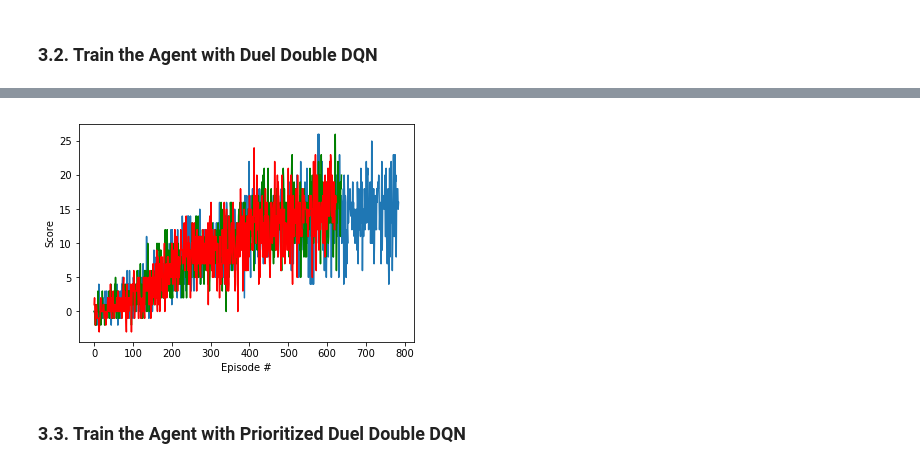
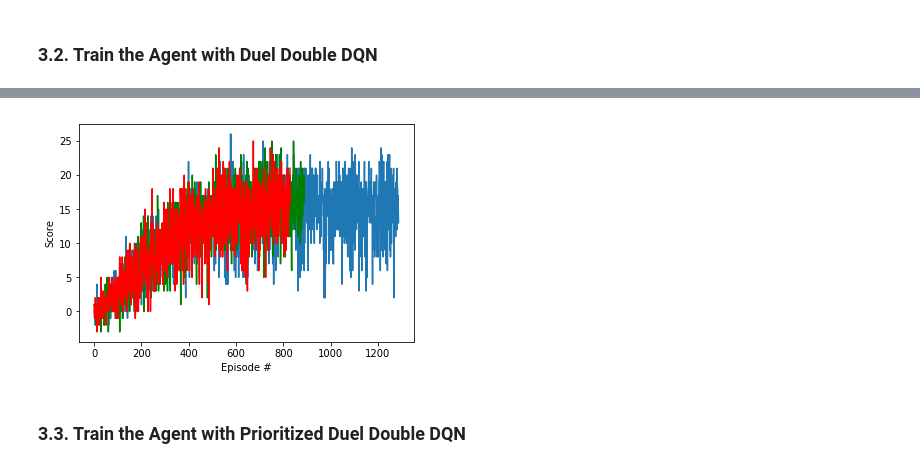
Before and after one commit to stereoboy/deep-reinforcement-learning, a Jupyter notebook: p1_navigation/Solution.ipynb, the cells around one changed output, grey strips where cells are left out. Cells and saved outputs as stored; diff of their text form; code cells hidden in the pictures.

```diff
--- a/p1_navigation/Solution.ipynb
+++ b/p1_navigation/Solution.ipynb
@@ -113,7 +113,7 @@ def dqn(n_episodes=2000, max_t=1000, eps_start=1.0, eps_end=0.01, eps_decay=0.99
         print('\rEpisode {}\tAverage Score: {:.2f}\t{}'.format(i_episode, np.mean(scores_window), elapsed_str), end="")
         if i_episode % 100 == 0:
             print('\rEpisode {}\tAverage Score: {:.2f}\t{}'.format(i_episode, np.mean(scores_window), elapsed_str))
-        if np.mean(scores_window)>=15.0:
+        if np.mean(scores_window)>=16.0:
             print('\nEnvironment solved in {:d} episodes!\tAverage Score: {:.2f}'.format(i_episode-100, np.mean(scores_window)))
             break
     torch.save(agent.qnetwork_local.state_dict(), 'checkpoint.pth')
@@ -191,7 +196,7 @@ def double_dqn(n_episodes=2000, max_t=1000, eps_start=1.0, eps_end=0.01, eps_dec
         print('\rEpisode {}\tAverage Score: {:.2f}\t{}'.format(i_episode, np.mean(scores_window), elapsed_str), end="")
         if i_episode % 100 == 0:
             print('\rEpisode {}\tAverage Score: {:.2f}\t{}'.format(i_episode, np.mean(scores_window), elapsed_str))
-        if np.mean(scores_window)>=15.0:
+        if np.mean(scores_window)>=16.0:
             print('\nEnvironment solved in {:d} episodes!\tAverage Score: {:.2f}'.format(i_episode-100, np.mean(scores_window)))
             break
     torch.save(agent.qnetwork_local.state_dict(), 'checkpoint_doubledqn.pth')
@@ -269,7 +276,7 @@ def duel_double_dqn(n_episodes=2000, max_t=1000, eps_start=1.0, eps_end=0.01, ep
         print('\rEpisode {}\tAverage Score: {:.2f}\t{}'.format(i_episode, np.mean(scores_window), elapsed_str), end="")
         if i_episode % 100 == 0:
             print('\rEpisode {}\tAverage Score: {:.2f}\t{}'.format(i_episode, np.mean(scores_window), elapsed_str))
-        if np.mean(scores_window)>=15.0:
+        if np.mean(scores_window)>=16.0:
             print('\nEnvironment solved in {:d} episodes!\tAverage Score: {:.2f}'.format(i_episode-100, np.mean(scores_window)))
             break
     torch.save(agent.qnetwork_local.state_dict(), 'checkpoint_dueldoubledqn.pth')
@@ -298,4 +307,4 @@ Environment solved in 524 episodes!     Average Score: 15.02
-[figure, old version]
+[figure, new version]
 # %% [markdown]
 ### 3.3. Train the Agent with Prioritized Duel Double DQN
 # %%
```
Also changed, not shown: parts of 5 cells of this notebook, 4 other files.
